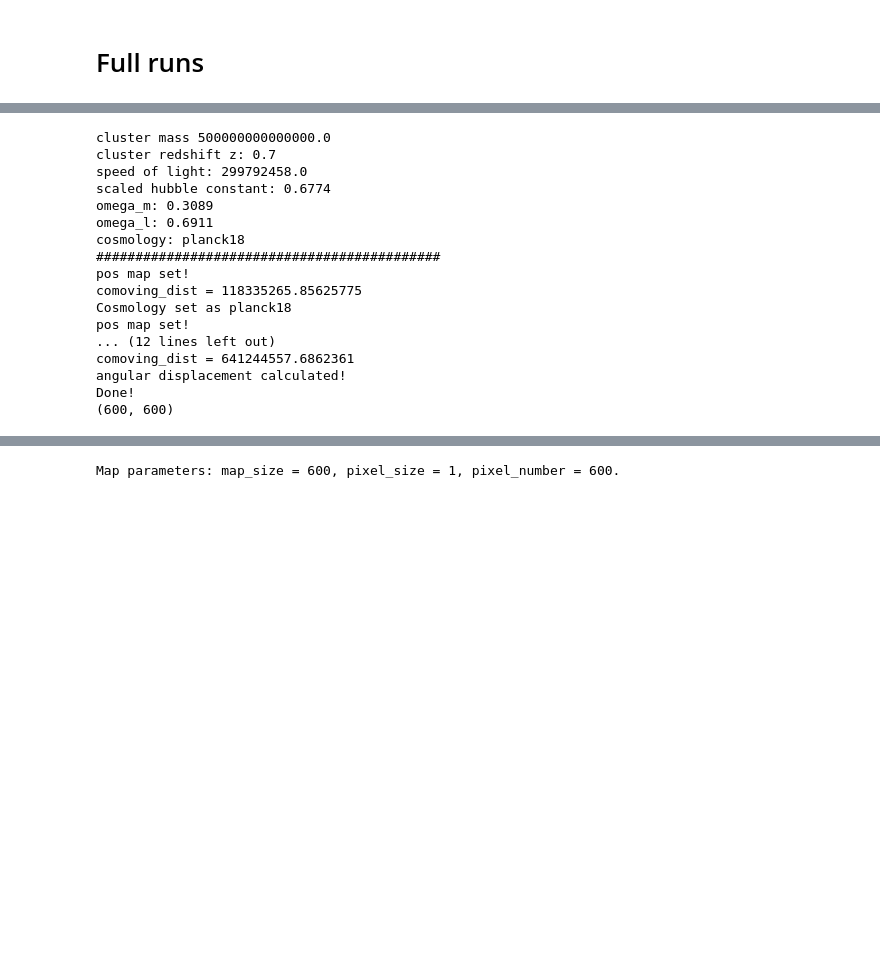
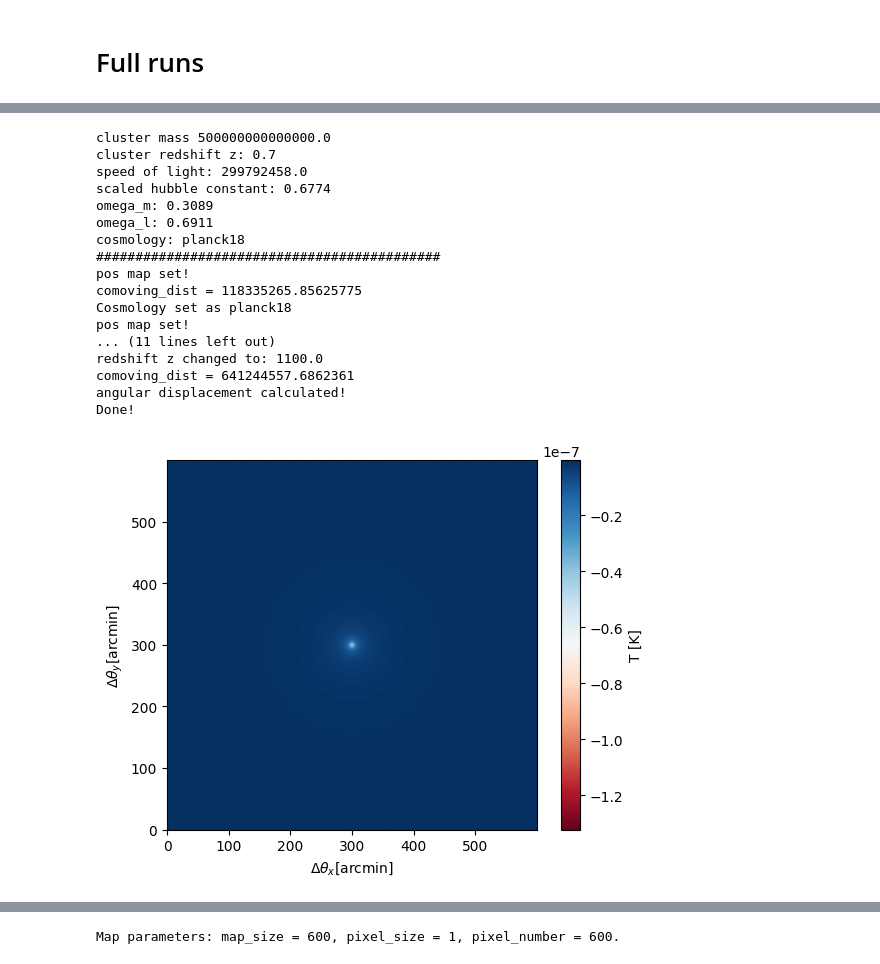
Before and after one commit to jzimm24/research-intern-AIfA, a Jupyter notebook: notebookes/cmb-maps.ipynb, the cells around one changed output, grey strips where cells are left out. Cells and saved outputs as stored; diff of their text form; code cells hidden in the pictures; blank space fills up the shorter version.

```diff
--- a/notebookes/cmb-maps.ipynb
+++ b/notebookes/cmb-maps.ipynb
@@ -1097,24 +1148,25 @@ RMS = 286.6025195962146
 # %%
 lens = lens_profile()
-lens.set_angle_map(2, int(pixel_number))
+lens.set_angle_map(120, 600)
 lens.delta_theta()
 lensing_map = lens.d_theta
-print(lens.d_theta.shape)
+lens.plot_d_theta()
 # %% [output]
 cluster mass 500000000000000.0
 cluster redshift z: 0.7
 speed of light: 299792458.0
 scaled hubble constant: 0.6774
 omega_m: 0.3089
 omega_l: 0.6911
 cosmology: planck18
 ############################################
 pos map set!
 comoving_dist = 118335265.85625775
 Cosmology set as planck18
 pos map set!
-... (12 lines left out)
+... (11 lines left out)
+redshift z changed to: 1100.0
 comoving_dist = 641244557.6862361
 angular displacement calculated!
 Done!
-(600, 600)
+[figure, added]
```
Also changed, not shown: parts of 12 cells of this notebook, 1 other file.
